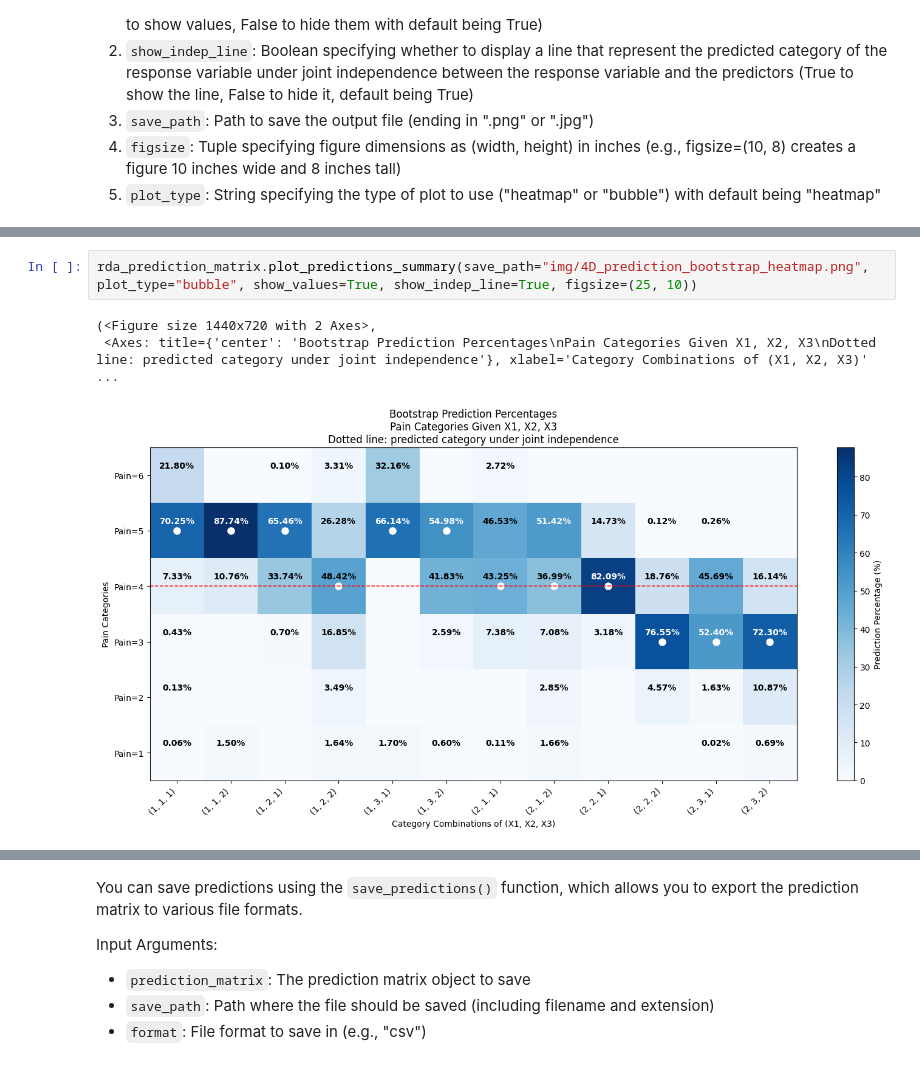
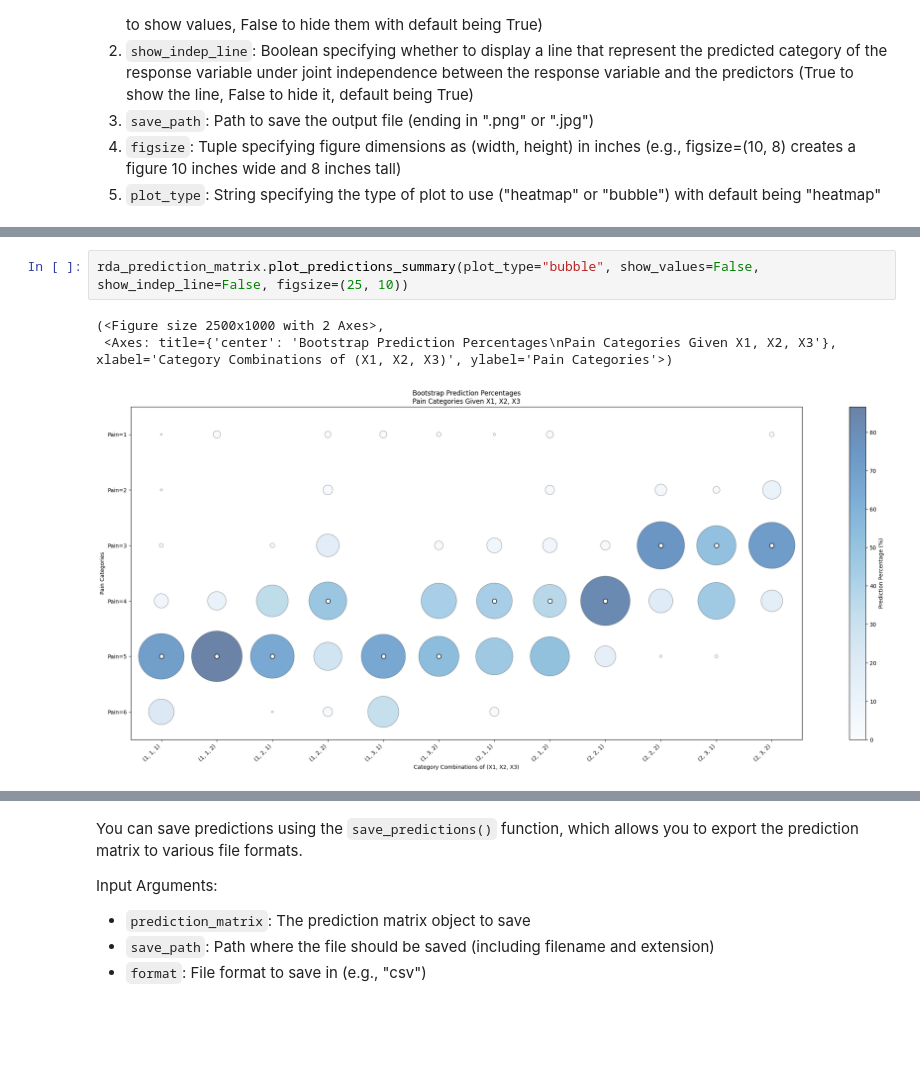
Before and after one commit to DhyeyMavani2003/ccrvam, a Jupyter notebook: examples/jupyter/02_StatSim_Generic_Bootstrapping_and_Permutation_Tests_Usage_Demonstration.ipynb, the cells around one changed output, grey strips where cells are left out. Drawn from its saved outputs; the diff is of its cells as text; blank space fills up the shorter version.

Commit message:
Update example notebooks to reflect v1.1.2 changes in predicted data format and adjust statistical outputs

```diff
--- a/examples/jupyter/02_StatSim_Generic_Bootstrapping_and_Permutation_Tests_Usage_Demonstration.ipynb
+++ b/examples/jupyter/02_StatSim_Generic_Bootstrapping_and_Permutation_Tests_Usage_Demonstration.ipynb
@@ -633,6 +639,6 @@ For visualization with `rda_prediction_matrix.plot_predictions_summary()`, the t
 # %%
-rda_prediction_matrix.plot_predictions_summary(save_path="img/4D_prediction_bootstrap_heatmap.png", plot_type="bubble", show_values=True, show_indep_line=True, figsize=(25, 10))
+rda_prediction_matrix.plot_predictions_summary(plot_type="bubble", show_values=False, show_indep_line=False, figsize=(25, 10))
 # %% [output]
-(<Figure size 1440x720 with 2 Axes>,
- <Axes: title={'center': 'Bootstrap Prediction Percentages\nPain Categories Given X1, X2, X3\nDotted line: predicted category under joint independence'}, xlabel='Category Combinations of (X1, X2, X3)' ...
+(<Figure size 2500x1000 with 2 Axes>,
+ <Axes: title={'center': 'Bootstrap Prediction Percentages\nPain Categories Given X1, X2, X3'}, xlabel='Category Combinations of (X1, X2, X3)', ylabel='Pain Categories'>)
-[figure, old version]
+[figure, new version]
```
Also changed, not shown: parts of 23 cells of this notebook, 3 other files.
